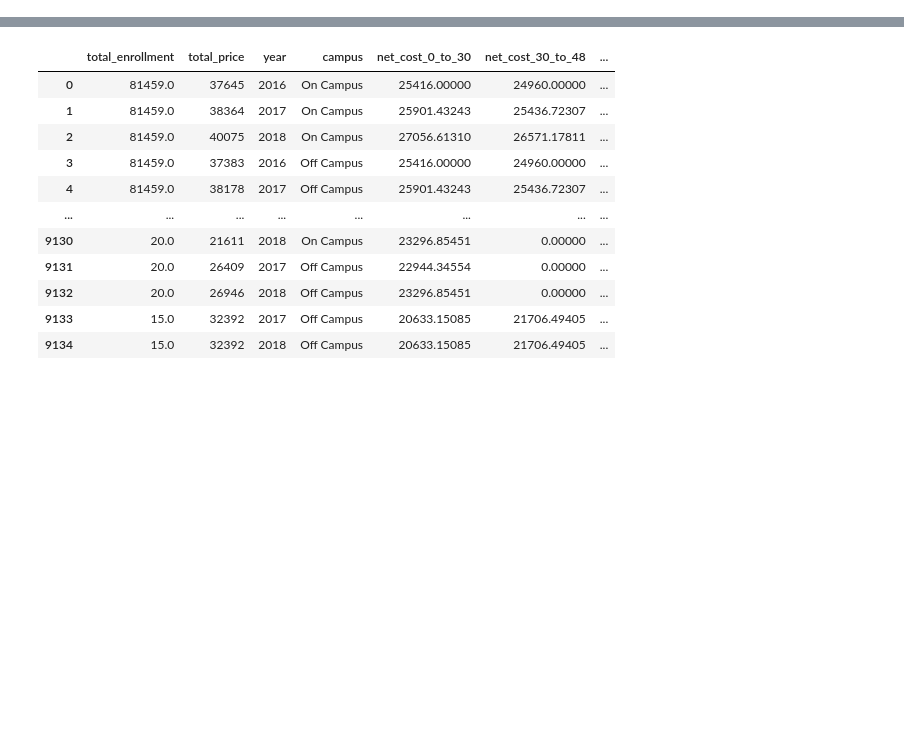
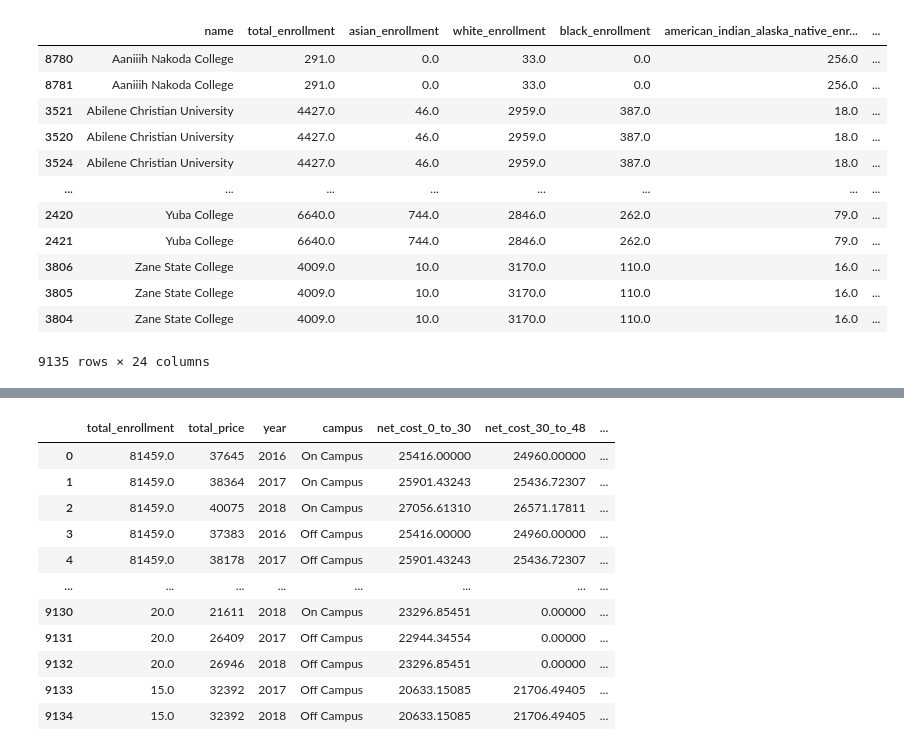
Before and after one commit to leoRysing/DS-3000-final-project, a Jupyter notebook: Final Project Data Analysis.ipynb, the cells around one changed output, grey strips where cells are left out. Drawn from its saved outputs; the diff is of its cells as text; code cells hidden in the pictures; blank space fills up the shorter version.

```diff
--- a/Final Project Data Analysis.ipynb
+++ b/Final Project Data Analysis.ipynb
@@ -5,3 +5,18 @@ import pandas as pd
 # %%
 inc_div_full = pd.read_csv('https://raw.githubusercontent.com/leoRysing/DS-3000-final-project/main/composite/diversity_and_tuition_sorted.csv', index_col = 0)
+inc_div_full
+# %% [output]
+|  | name | total_enrollment | asian_enrollment | white_enrollment | black_enrollment | american_indian_alaska_native_enr... | ... |
+| 8780 | Aaniiih Nakoda College | 291.0 | 0.0 | 33.0 | 0.0 | 256.0 | ... |
+| 8781 | Aaniiih Nakoda College | 291.0 | 0.0 | 33.0 | 0.0 | 256.0 | ... |
+| 3521 | Abilene Christian University | 4427.0 | 46.0 | 2959.0 | 387.0 | 18.0 | ... |
+| 3520 | Abilene Christian University | 4427.0 | 46.0 | 2959.0 | 387.0 | 18.0 | ... |
+| 3524 | Abilene Christian University | 4427.0 | 46.0 | 2959.0 | 387.0 | 18.0 | ... |
+| ... | ... | ... | ... | ... | ... | ... | ... |
+| 2420 | Yuba College | 6640.0 | 744.0 | 2846.0 | 262.0 | 79.0 | ... |
+| 2421 | Yuba College | 6640.0 | 744.0 | 2846.0 | 262.0 | 79.0 | ... |
+| 3806 | Zane State College | 4009.0 | 10.0 | 3170.0 | 110.0 | 16.0 | ... |
+| 3805 | Zane State College | 4009.0 | 10.0 | 3170.0 | 110.0 | 16.0 | ... |
+| 3804 | Zane State College | 4009.0 | 10.0 | 3170.0 | 110.0 | 16.0 | ... |
+9135 rows × 24 columns
 # %%
```
Also changed, not shown: parts of 5 cells of this notebook, 1 other file.
